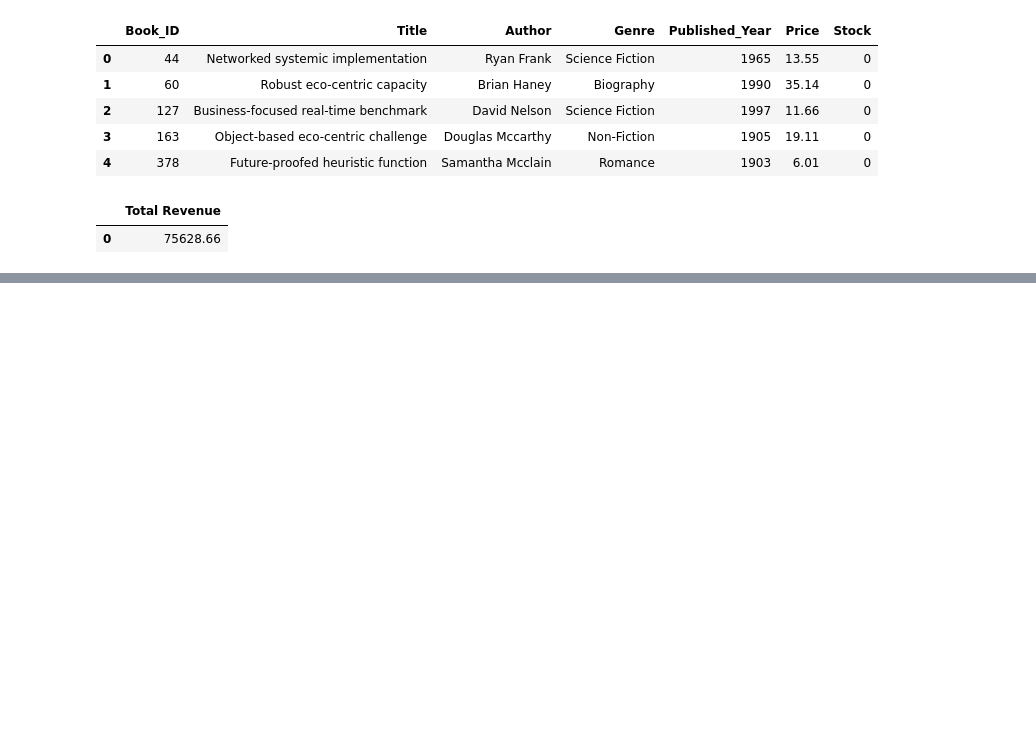
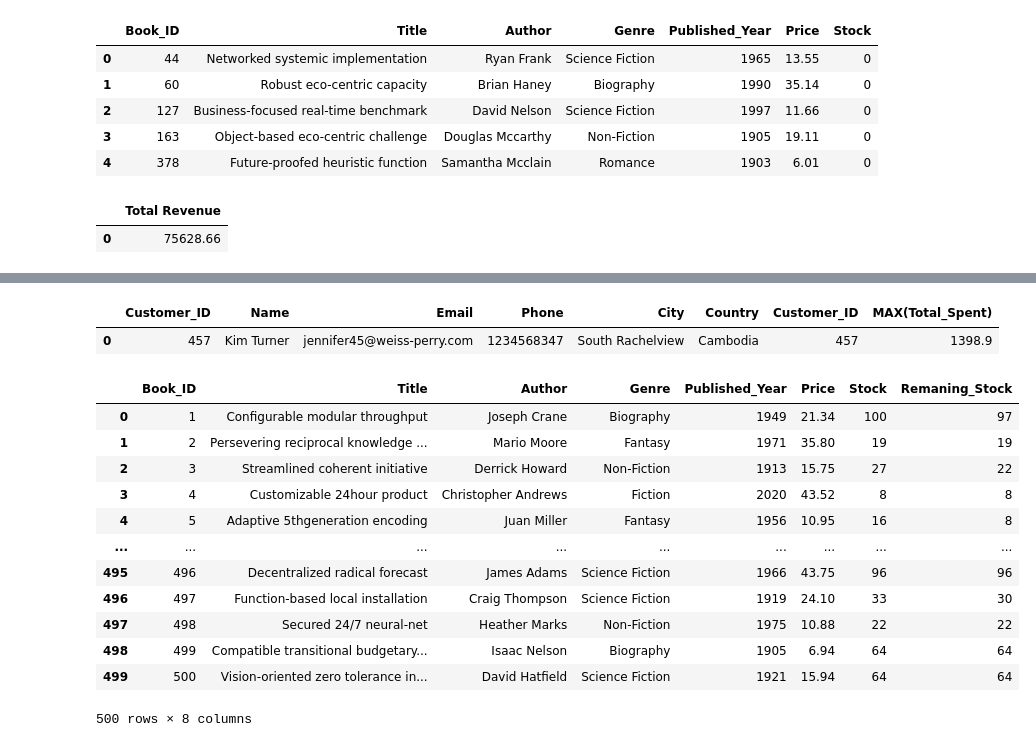
Before and after one commit to jsharma1503/SQL-Project, a Jupyter notebook: Book Store Analysis.ipynb, the cells around one changed output, grey strips where cells are left out. Cells and saved outputs as stored; diff of their text form; code cells hidden in the pictures; blank space fills up the shorter version.

```diff
--- a/Book Store Analysis.ipynb
+++ b/Book Store Analysis.ipynb
@@ -311,0 +491,47 @@ df11
+# %%
+# T8 :- Find the customer who spent the most on orders
+query = """
+    WITH spent_table AS (
+                         SELECT Customer_ID, SUM(Total_Amount) AS 'Total_Spent' FROM Orders
+                         GROUP BY Customer_ID
+                         )
+
+    SELECT * FROM Customers C
+    RIGHT JOIN (SELECT Customer_ID, MAX(Total_Spent) FROM spent_table) T
+    ON C.Customer_ID = T.Customer_ID
+"""
+
+df = pd.read_sql_query(query, conn)
+df
+# %% [output]
+|  | Customer_ID | Name | Email | Phone | City | Country | Customer_ID | MAX(Total_Spent) |
+| 0 | 457 | Kim Turner | jennifer45@weiss-perry.com | 1234568347 | South Rachelview | Cambodia | 457 | 1398.9 |
+# %%
+# T9 :- Calculate the stock remaining after fulfilling all orders
+query = """
+     WITH books_ordered AS (
+                         SELECT Book_ID, SUM(Quantity) AS 'Total_Books_Ordered' FROM Orders
+                         GROUP BY Book_ID
+                         )
+
+    SELECT B.*, COALESCE((B.Stock - O.Total_Books_Ordered),B.Stock) AS 'Remaning_Stock' FROM Books B
+    LEFT JOIN (SELECT * FROM books_ordered) O
+    ON B.Book_ID = O.Book_ID
+"""
+
+df = pd.read_sql_query(query, conn)
+df
+# %% [output]
+|  | Book_ID | Title | Author | Genre | Published_Year | Price | Stock | Remaning_Stock |
+| 0 | 1 | Configurable modular throughput | Joseph Crane | Biography | 1949 | 21.34 | 100 | 97 |
+| 1 | 2 | Persevering reciprocal knowledge ... | Mario Moore | Fantasy | 1971 | 35.80 | 19 | 19 |
+| 2 | 3 | Streamlined coherent initiative | Derrick Howard | Non-Fiction | 1913 | 15.75 | 27 | 22 |
+| 3 | 4 | Customizable 24hour product | Christopher Andrews | Fiction | 2020 | 43.52 | 8 | 8 |
+| 4 | 5 | Adaptive 5thgeneration encoding | Juan Miller | Fantasy | 1956 | 10.95 | 16 | 8 |
+| ... | ... | ... | ... | ... | ... | ... | ... | ... |
+| 495 | 496 | Decentralized radical forecast | James Adams | Science Fiction | 1966 | 43.75 | 96 | 96 |
+| 496 | 497 | Function-based local installation | Craig Thompson | Science Fiction | 1919 | 24.10 | 33 | 30 |
+| 497 | 498 | Secured 24/7 neural-net | Heather Marks | Non-Fiction | 1975 | 10.88 | 22 | 22 |
+| 498 | 499 | Compatible transitional budgetary... | Isaac Nelson | Biography | 1905 | 6.94 | 64 | 64 |
+| 499 | 500 | Vision-oriented zero tolerance in... | David Hatfield | Science Fiction | 1921 | 15.94 | 64 | 64 |
+500 rows × 8 columns
```
Also changed, not shown: parts of 9 cells of this notebook.
